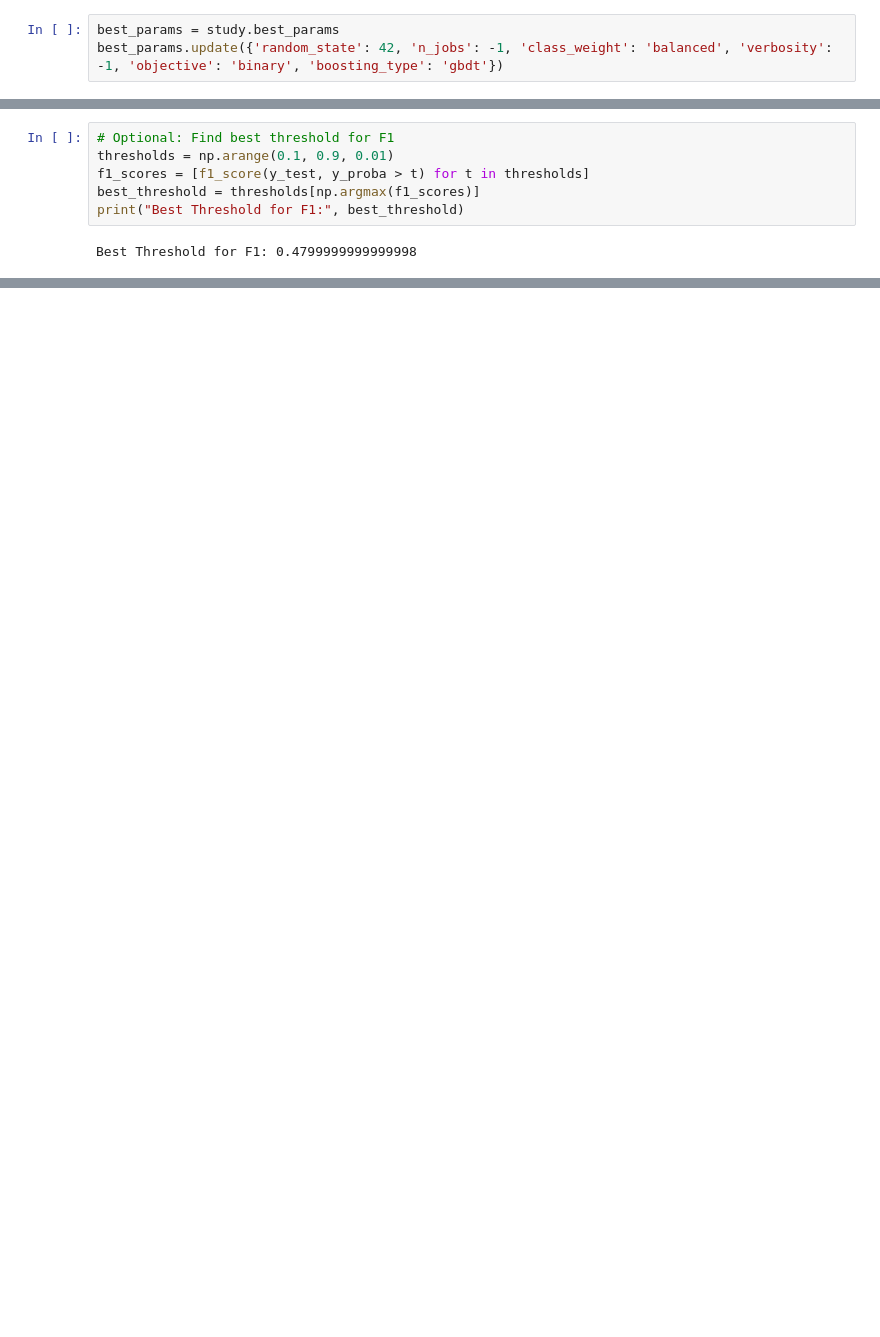
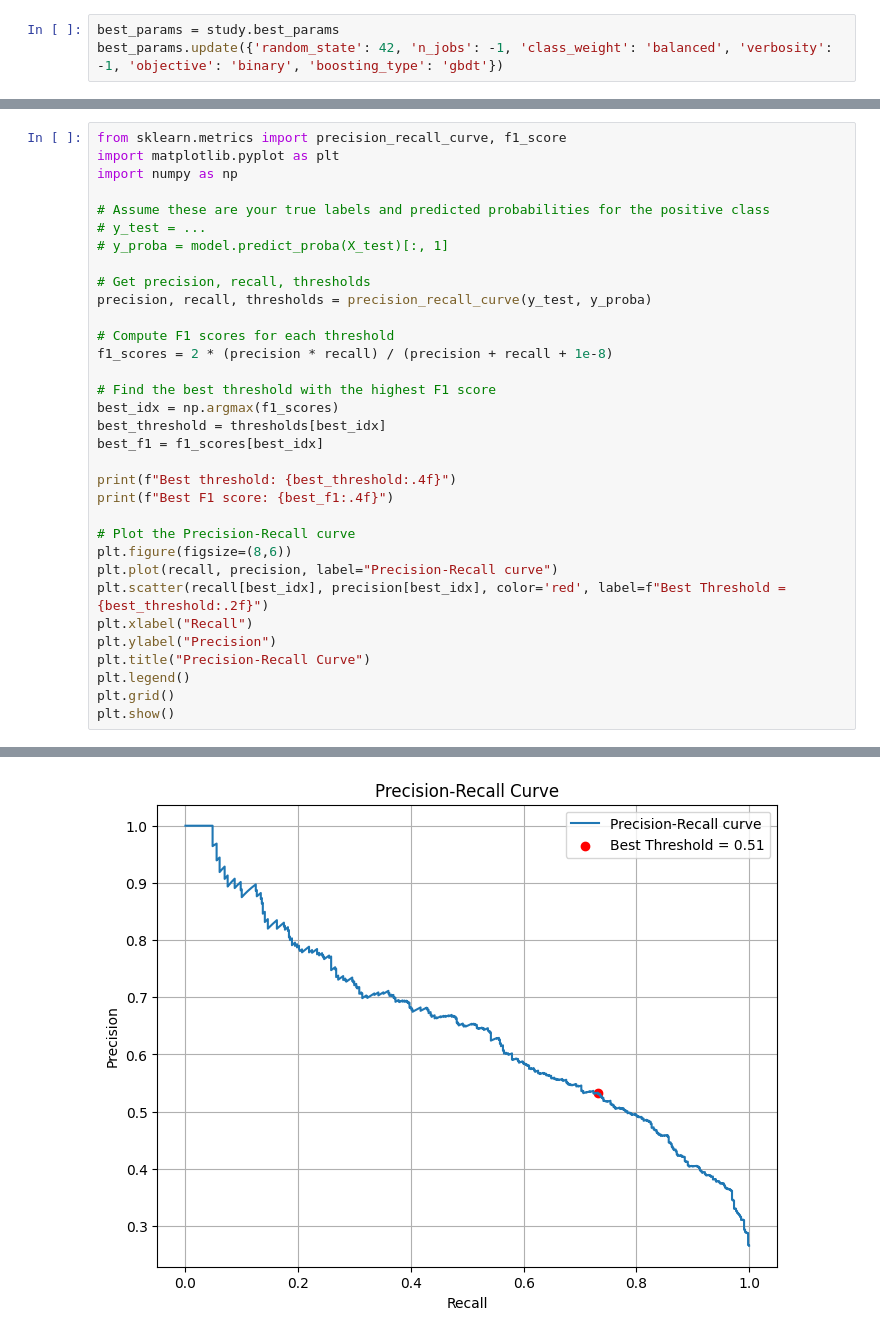
Before and after one commit to MeghanaGangarapu/DataScienceProjects, a Jupyter notebook: Churn_Analysis/churn_analysis.ipynb, the cells around one changed output, grey strips where cells are left out. Drawn from its saved outputs; the diff is of its cells as text; blank space fills up the shorter version.

```diff
--- a/Churn_Analysis/churn_analysis.ipynb
+++ b/Churn_Analysis/churn_analysis.ipynb
@@ -584,8 +538,34 @@ Final Model Performance
-# %%
-# Optional: Find best threshold for F1
-thresholds = np.arange(0.1, 0.9, 0.01)
-f1_scores = [f1_score(y_test, y_proba > t) for t in thresholds]
-best_threshold = thresholds[np.argmax(f1_scores)]
-print("Best Threshold for F1:", best_threshold)
-# %% [output]
-Best Threshold for F1: 0.4799999999999998
+# %%
+from sklearn.metrics import precision_recall_curve, f1_score
+import matplotlib.pyplot as plt
+import numpy as np
+
+# Assume these are your true labels and predicted probabilities for the positive class
+# y_test = ...
+# y_proba = model.predict_proba(X_test)[:, 1]
+
+# Get precision, recall, thresholds
+precision, recall, thresholds = precision_recall_curve(y_test, y_proba)
+
+# Compute F1 scores for each threshold
+f1_scores = 2 * (precision * recall) / (precision + recall + 1e-8)
+
+# Find the best threshold with the highest F1 score
+best_idx = np.argmax(f1_scores)
+best_threshold = thresholds[best_idx]
+best_f1 = f1_scores[best_idx]
+
+print(f"Best threshold: {best_threshold:.4f}")
+print(f"Best F1 score: {best_f1:.4f}")
+
+# Plot the Precision-Recall curve
+plt.figure(figsize=(8,6))
+plt.plot(recall, precision, label="Precision-Recall curve")
+plt.scatter(recall[best_idx], precision[best_idx], color='red', label=f"Best Threshold = {best_threshold:.2f}")
+plt.xlabel("Recall")
+plt.ylabel("Precision")
+plt.title("Precision-Recall Curve")
+plt.legend()
+plt.grid()
+plt.show()
+# %% [output]
@@ -592,3 +574,4 @@ Best Threshold for F1: 0.4799999999999998
+[figure, added]
 # %%
 y_pred_final = (y_proba >= best_threshold).astype(int)
 f1 = f1_score(y_test, y_pred_final)
```
Also changed, not shown: parts of 22 cells of this notebook, 3 other files.
